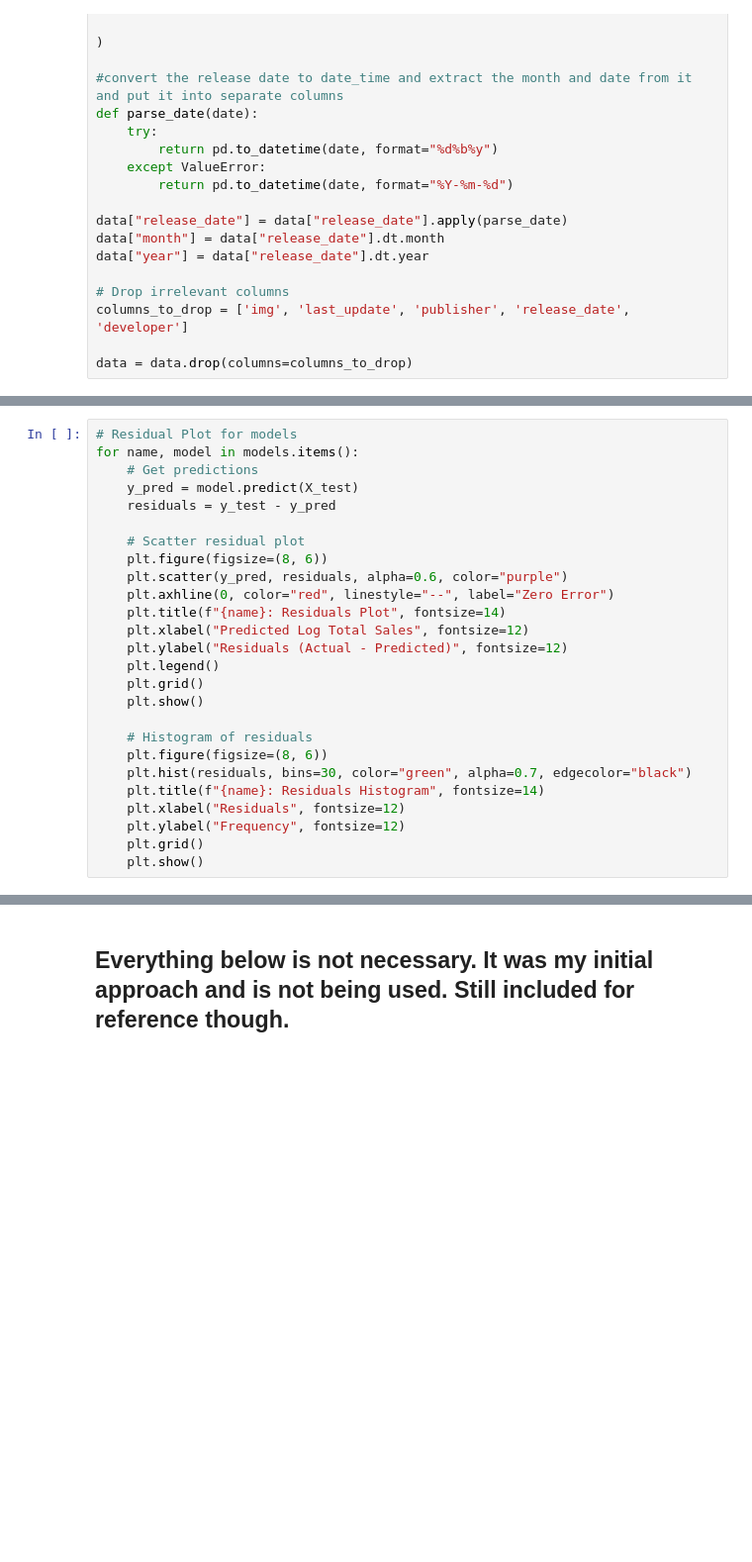
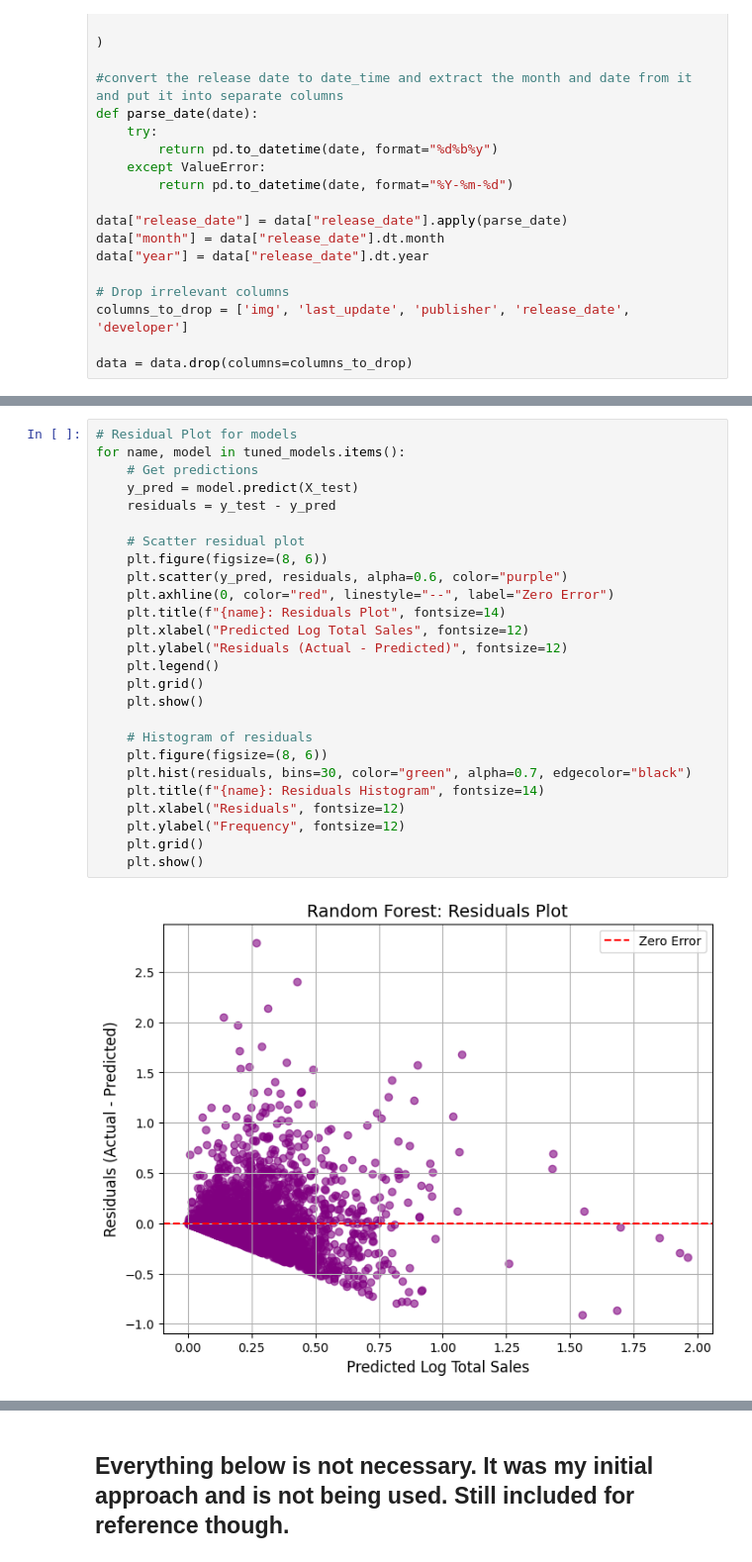
Before and after one commit to Agonzalz/sales_predictor, a Jupyter notebook: sales_predictor.ipynb, the cells around one changed output, grey strips where cells are left out. Shown at 99% size. Saved outputs shown, nothing was run; the diff lists cells and outputs as text; blank space fills up the shorter version.

```diff
--- a/sales_predictor.ipynb
+++ b/sales_predictor.ipynb
@@ -302,26 +409,28 @@ for name, model in models.items():
 # %%
 # Residual Plot for models
-for name, model in models.items():
+for name, model in tuned_models.items():
     # Get predictions
     y_pred = model.predict(X_test)
     residuals = y_test - y_pred
 
     # Scatter residual plot
     plt.figure(figsize=(8, 6))
     plt.scatter(y_pred, residuals, alpha=0.6, color="purple")
     plt.axhline(0, color="red", linestyle="--", label="Zero Error")
     plt.title(f"{name}: Residuals Plot", fontsize=14)
     plt.xlabel("Predicted Log Total Sales", fontsize=12)
     plt.ylabel("Residuals (Actual - Predicted)", fontsize=12)
     plt.legend()
     plt.grid()
     plt.show()
 
     # Histogram of residuals
     plt.figure(figsize=(8, 6))
     plt.hist(residuals, bins=30, color="green", alpha=0.7, edgecolor="black")
     plt.title(f"{name}: Residuals Histogram", fontsize=14)
     plt.xlabel("Residuals", fontsize=12)
     plt.ylabel("Frequency", fontsize=12)
     plt.grid()
     plt.show()
+# %% [output]
+[figure, added]
```
Also changed, not shown: parts of 22 cells of this notebook.
